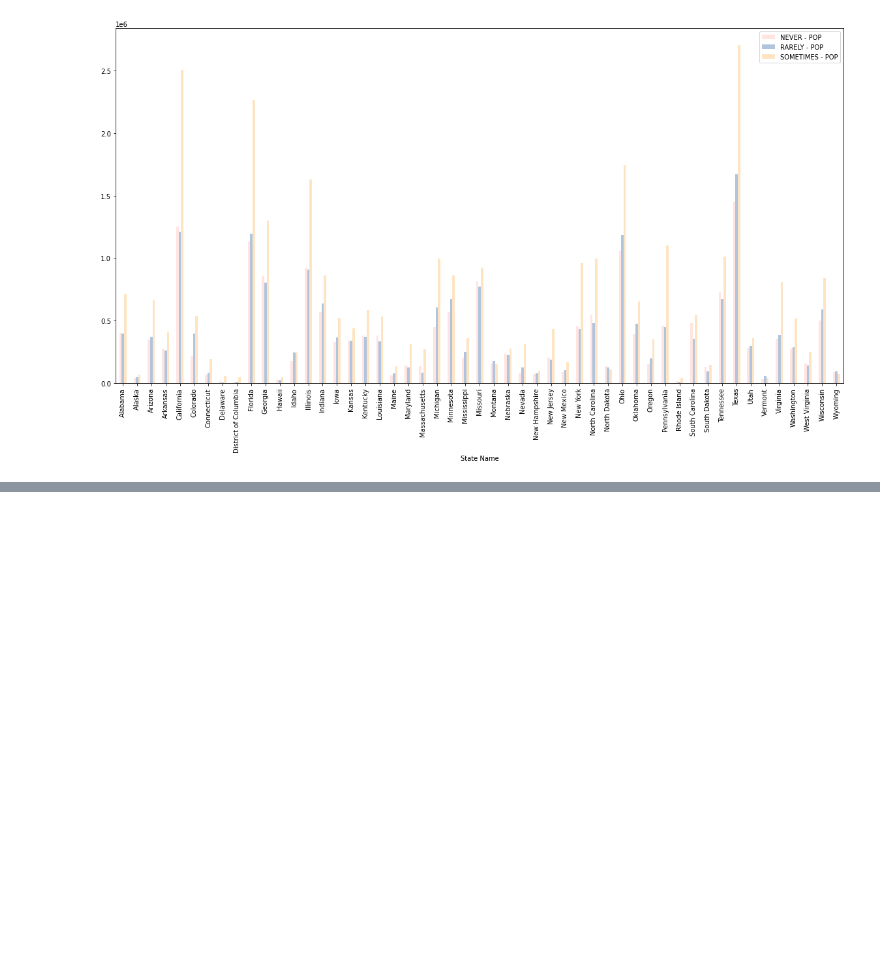
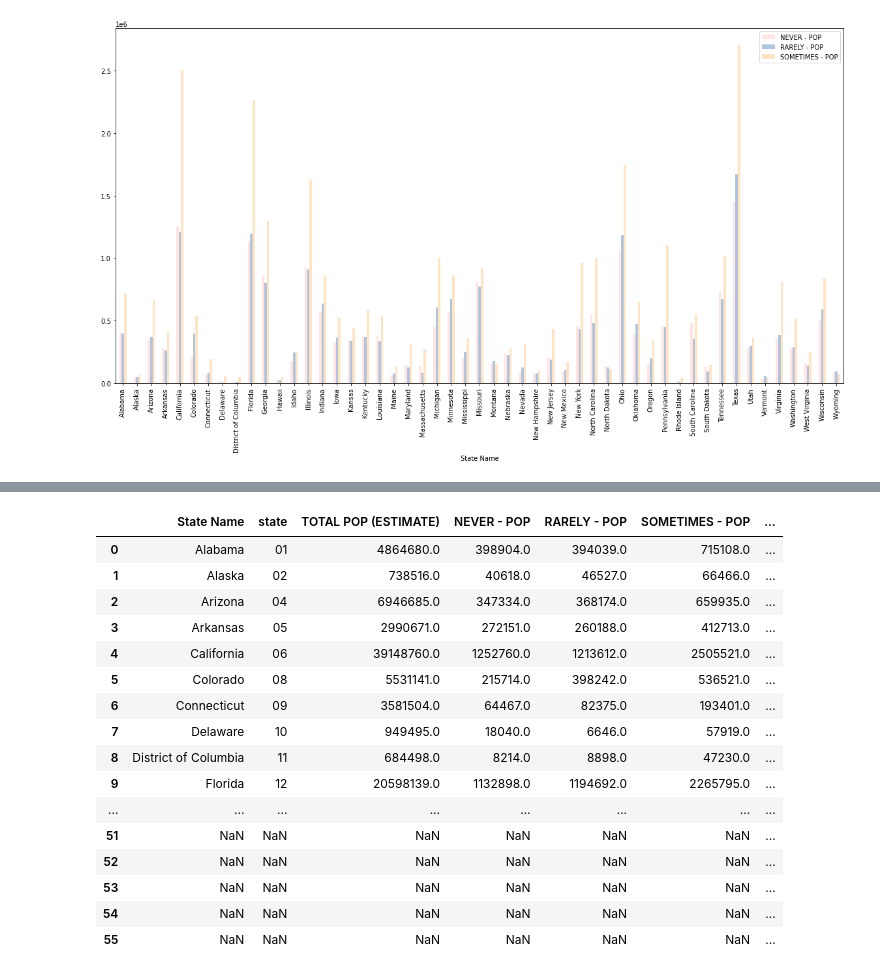
Before and after one commit to havyjavy/Healthcare-and-Covid-19, a Jupyter notebook: CensusData/Census_TotalPopulation.ipynb, the cells around one changed output, grey strips where cells are left out. Saved outputs shown, nothing was run; the diff lists cells and outputs as text; code cells hidden in the pictures; blank space fills up the shorter version.

```diff
--- a/CensusData/Census_TotalPopulation.ipynb
+++ b/CensusData/Census_TotalPopulation.ipynb
@@ -181,0 +184,33 @@ nytimesmaskcensus_stats_pop.plot(kind='bar', y = ['NEVER - POP', 'RARELY - POP',
+# %%
+# Save config information.
+url = "https://api.covidtracking.com/v1/states/current.json"
+
+covid_json = requests.get(url).json()
+# %%
+states= []
+fips = []
+deaths= []
+hospitalized = []
+covid_positives = []
+dates = []
+
+indices = list( range(len(covid_json)))
+
+for i in indices:
+    states.append(covid_json[i]['state'])
+    fips.append(covid_json[i]['fips'])
+    dates.append(covid_json[i]['date'])
+    deaths.append(covid_json[i]['death'])
+    hospitalized.append(covid_json[i]['hospitalizedCumulative'])
+    covid_positives.append(covid_json[i]['positive'])
+# %%
+AllStates_dict = {
+    "States": states,
+    "FIPS": fips,
+    "Date": dates,
+    "Covid Positive": covid_positives,
+    "Cumaltive Hospitalized": hospitalized,
+    "Deaths": deaths
+}
+AllStates_df = pd.DataFrame(AllStates_dict )
+AllStates_df
@@ -181,0 +235,21 @@ nytimesmaskcensus_stats_pop.plot(kind='bar', y = ['NEVER - POP', 'RARELY - POP',
+# %%
+mask_covid_data = pd.merge(nytimesmaskcensus_stats_pop, AllStates_df, how="outer", left_on='state', right_on='FIPS')
+mask_covid_data
+# %% [output]
+|  | State Name | state | TOTAL POP (ESTIMATE) | NEVER - POP | RARELY - POP | SOMETIMES - POP | ... |
+| 0 | Alabama | 01 | 4864680.0 | 398904.0 | 394039.0 | 715108.0 | ... |
+| 1 | Alaska | 02 | 738516.0 | 40618.0 | 46527.0 | 66466.0 | ... |
+| 2 | Arizona | 04 | 6946685.0 | 347334.0 | 368174.0 | 659935.0 | ... |
+| 3 | Arkansas | 05 | 2990671.0 | 272151.0 | 260188.0 | 412713.0 | ... |
+| 4 | California | 06 | 39148760.0 | 1252760.0 | 1213612.0 | 2505521.0 | ... |
+| 5 | Colorado | 08 | 5531141.0 | 215714.0 | 398242.0 | 536521.0 | ... |
+| 6 | Connecticut | 09 | 3581504.0 | 64467.0 | 82375.0 | 193401.0 | ... |
+| 7 | Delaware | 10 | 949495.0 | 18040.0 | 6646.0 | 57919.0 | ... |
+| 8 | District of Columbia | 11 | 684498.0 | 8214.0 | 8898.0 | 47230.0 | ... |
+| 9 | Florida | 12 | 20598139.0 | 1132898.0 | 1194692.0 | 2265795.0 | ... |
+| ... | ... | ... | ... | ... | ... | ... | ... |
+| 51 | NaN | NaN | NaN | NaN | NaN | NaN | ... |
+| 52 | NaN | NaN | NaN | NaN | NaN | NaN | ... |
+| 53 | NaN | NaN | NaN | NaN | NaN | NaN | ... |
+| 54 | NaN | NaN | NaN | NaN | NaN | NaN | ... |
+| 55 | NaN | NaN | NaN | NaN | NaN | NaN | ... |
```
Also changed, not shown: parts of 4 cells of this notebook, 1 other file.
